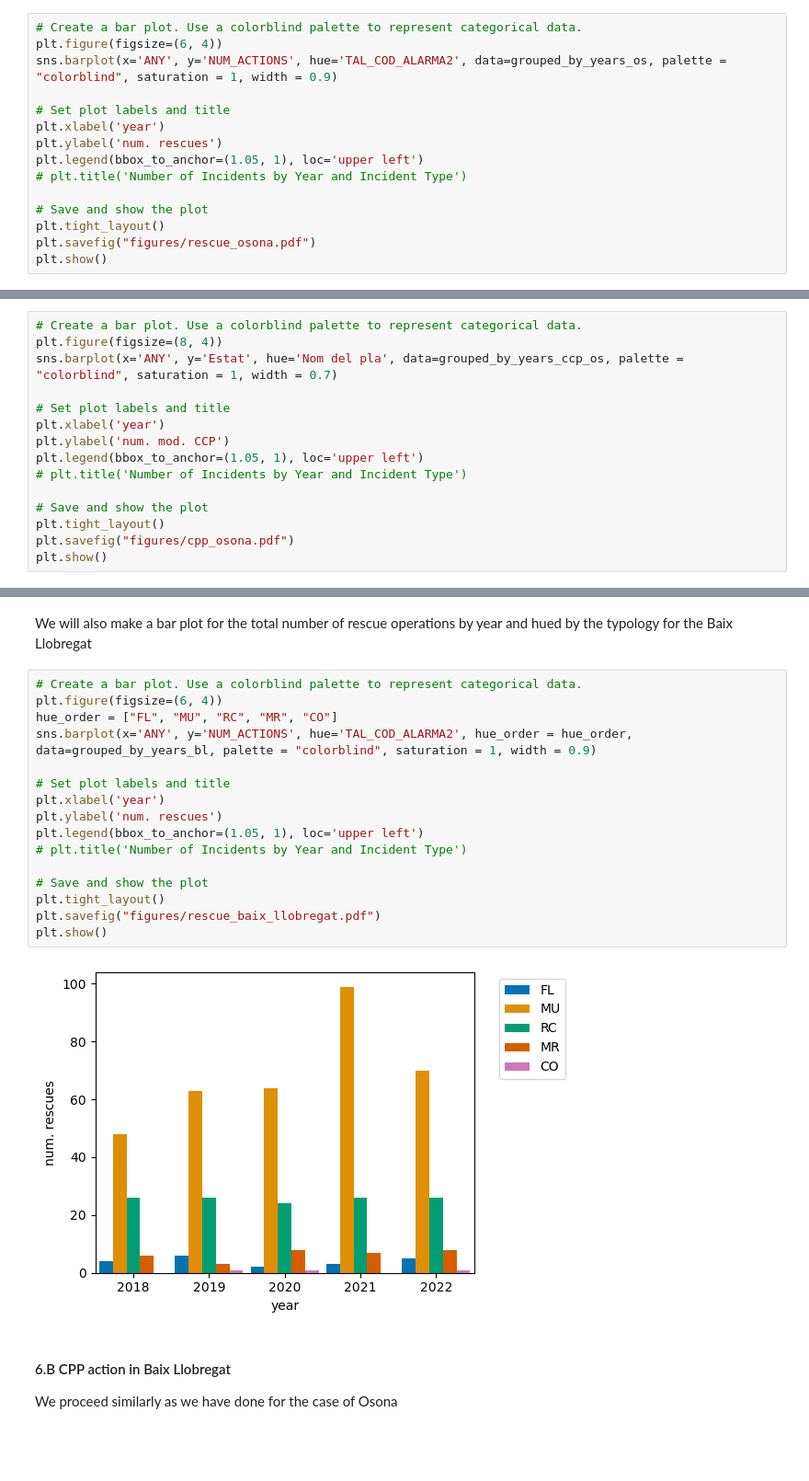
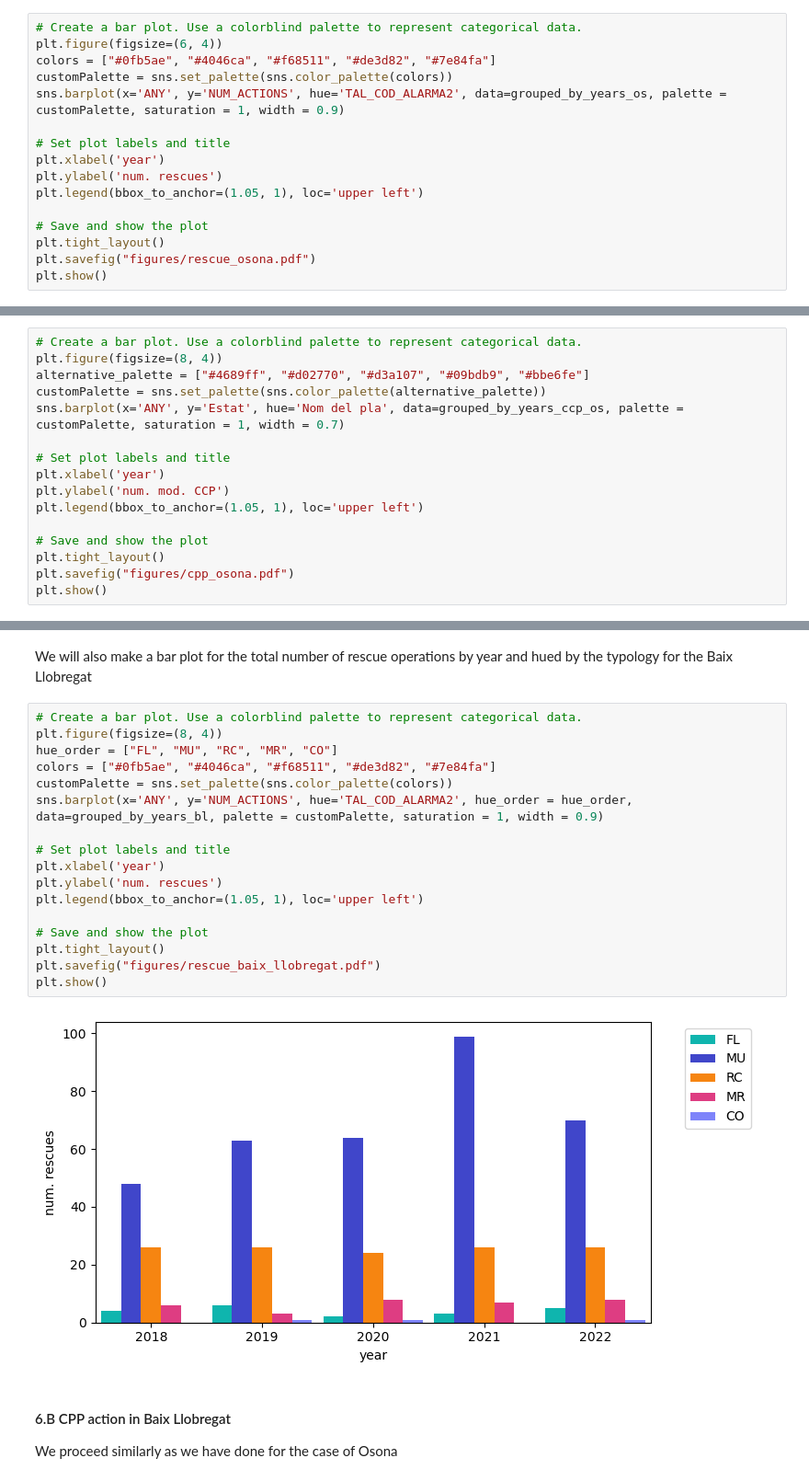
Before and after one commit to belenmvinhas/AVDM_ioib, a Jupyter notebook: ot/civil_protection_plans.ipynb, the cells around one changed output, grey strips where cells are left out. Shown: that part at 92% size. Cells and saved outputs as stored; diff of their text form; blank space fills up the shorter version.

```diff
--- a/ot/civil_protection_plans.ipynb
+++ b/ot/civil_protection_plans.ipynb
@@ -612,13 +615,14 @@ grouped_by_years_os.head()
 # %%
 # Create a bar plot. Use a colorblind palette to represent categorical data.
 plt.figure(figsize=(6, 4))
-sns.barplot(x='ANY', y='NUM_ACTIONS', hue='TAL_COD_ALARMA2', data=grouped_by_years_os, palette = "colorblind", saturation = 1, width = 0.9)
+colors = ["#0fb5ae", "#4046ca", "#f68511", "#de3d82", "#7e84fa"]
+customPalette = sns.set_palette(sns.color_palette(colors))
+sns.barplot(x='ANY', y='NUM_ACTIONS', hue='TAL_COD_ALARMA2', data=grouped_by_years_os, palette = customPalette, saturation = 1, width = 0.9)
 
 # Set plot labels and title
 plt.xlabel('year')
 plt.ylabel('num. rescues')
 plt.legend(bbox_to_anchor=(1.05, 1), loc='upper left')
-# plt.title('Number of Incidents by Year and Incident Type')
 
 # Save and show the plot
 plt.tight_layout()
@@ -694,13 +698,14 @@ grouped_by_years_ccp_os
 # %%
 # Create a bar plot. Use a colorblind palette to represent categorical data.
 plt.figure(figsize=(8, 4))
-sns.barplot(x='ANY', y='Estat', hue='Nom del pla', data=grouped_by_years_ccp_os, palette = "colorblind", saturation = 1, width = 0.7)
+alternative_palette = ["#4689ff", "#d02770", "#d3a107", "#09bdb9", "#bbe6fe"]
+customPalette = sns.set_palette(sns.color_palette(alternative_palette))
+sns.barplot(x='ANY', y='Estat', hue='Nom del pla', data=grouped_by_years_ccp_os, palette = customPalette, saturation = 1, width = 0.7)
 
 # Set plot labels and title
 plt.xlabel('year')
 plt.ylabel('num. mod. CCP')
 plt.legend(bbox_to_anchor=(1.05, 1), loc='upper left')
-# plt.title('Number of Incidents by Year and Incident Type')
 
 # Save and show the plot
 plt.tight_layout()
@@ -761,22 +801,23 @@ grouped_by_years_bl
 We will also make a bar plot for the total number of rescue operations by year and hued by the typology for the Baix Llobregat
 # %%
 # Create a bar plot. Use a colorblind palette to represent categorical data.
-plt.figure(figsize=(6, 4))
+plt.figure(figsize=(8, 4))
 hue_order = ["FL", "MU", "RC", "MR", "CO"]
-sns.barplot(x='ANY', y='NUM_ACTIONS', hue='TAL_COD_ALARMA2', hue_order = hue_order, data=grouped_by_years_bl, palette = "colorblind", saturation = 1, width = 0.9)
+colors = ["#0fb5ae", "#4046ca", "#f68511", "#de3d82", "#7e84fa"]
+customPalette = sns.set_palette(sns.color_palette(colors))
+sns.barplot(x='ANY', y='NUM_ACTIONS', hue='TAL_COD_ALARMA2', hue_order = hue_order, data=grouped_by_years_bl, palette = customPalette, saturation = 1, width = 0.9)
 
 # Set plot labels and title
 plt.xlabel('year')
 plt.ylabel('num. rescues')
 plt.legend(bbox_to_anchor=(1.05, 1), loc='upper left')
-# plt.title('Number of Incidents by Year and Incident Type')
 
 # Save and show the plot
 plt.tight_layout()
 plt.savefig("figures/rescue_baix_llobregat.pdf")
 plt.show()
 # %% [output]
-[figure, old version]
+[figure, new version]
 # %% [markdown]
 #### 6.B CPP action in Baix Llobregat
 We proceed similarly as we have done for the case of Osona
```
Also changed, not shown: parts of 8 cells of this notebook, 9 other files.
